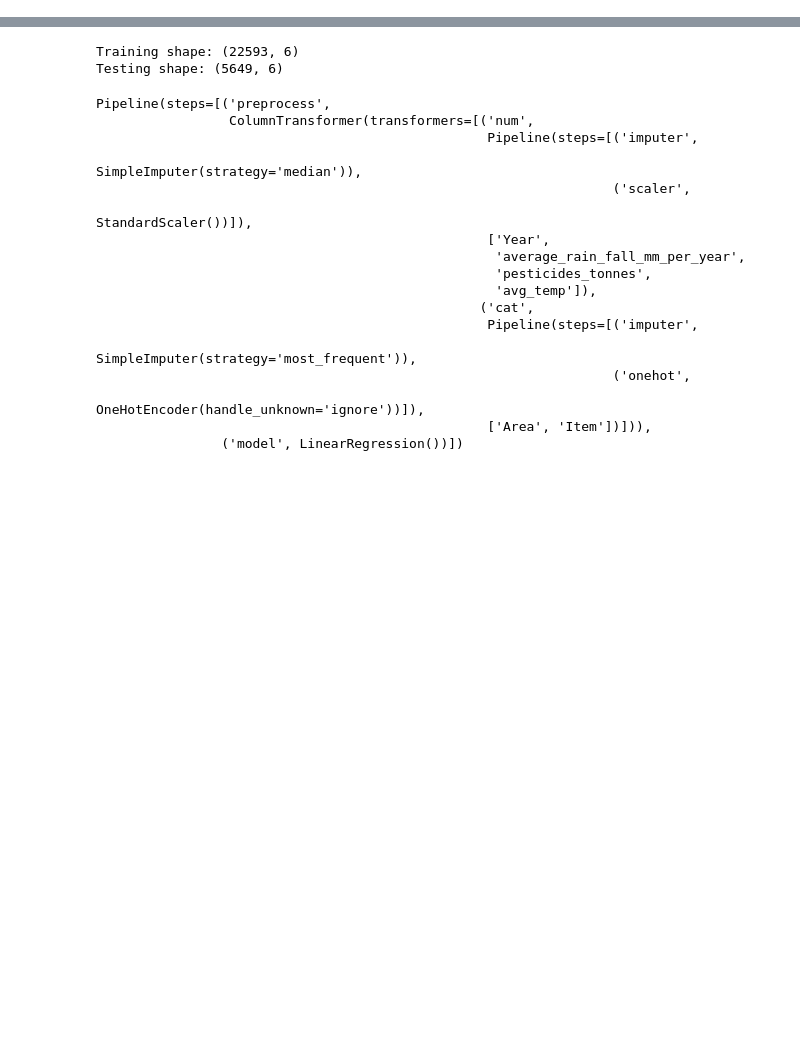
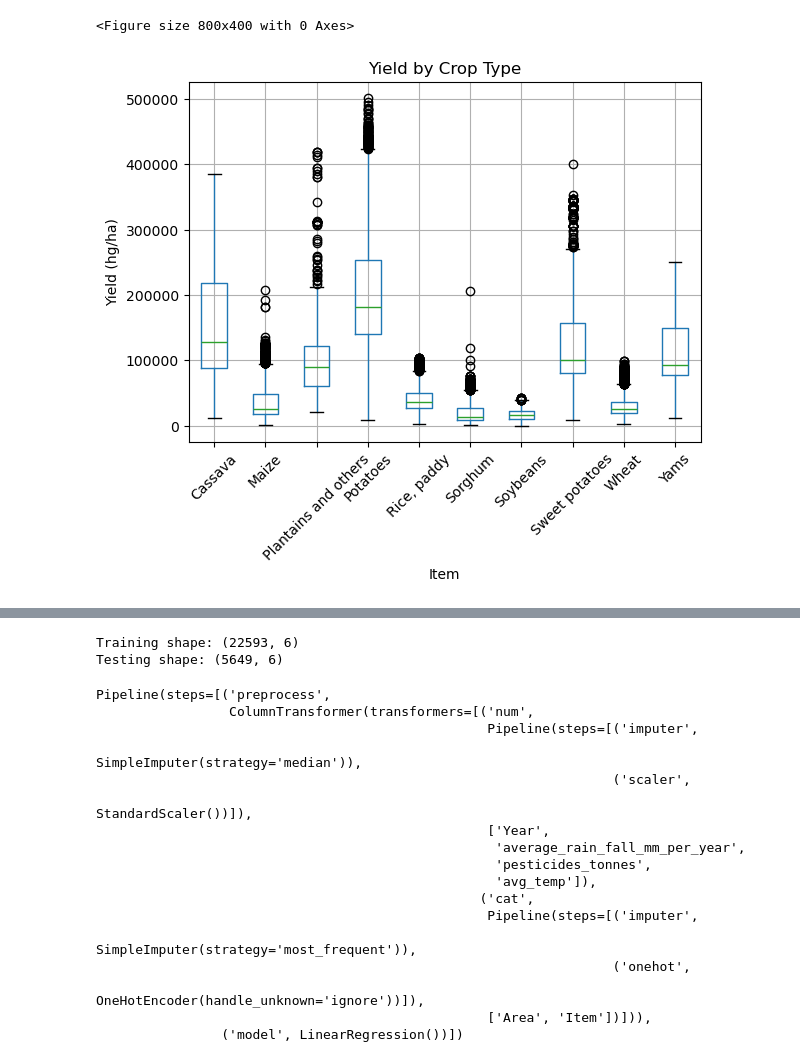
Before and after one commit to Babandeep16/CropYieldPrediction, a Jupyter notebook: notebooks/01_EDA_preprocessing.ipynb, the cells around one changed output, grey strips where cells are left out. Drawn from its saved outputs; the diff is of its cells as text; code cells hidden in the pictures; blank space fills up the shorter version.

```diff
--- a/notebooks/01_EDA_preprocessing.ipynb
+++ b/notebooks/01_EDA_preprocessing.ipynb
@@ -18,0 +153,11 @@ num_imputer = SimpleImputer(strategy="median")
+# %%
+# Yield by crop type (boxplot)
+plt.figure(figsize=(8,4))
+df.boxplot(column="hg/ha_yield", by="Item", rot=45)
+plt.title("Yield by Crop Type")
+plt.suptitle("")
+plt.ylabel("Yield (hg/ha)")
+plt.show()
+# %% [output]
+<Figure size 800x400 with 0 Axes>
+[figure, added]
```
Also changed, not shown: parts of 12 cells of this notebook, 1 other file.
